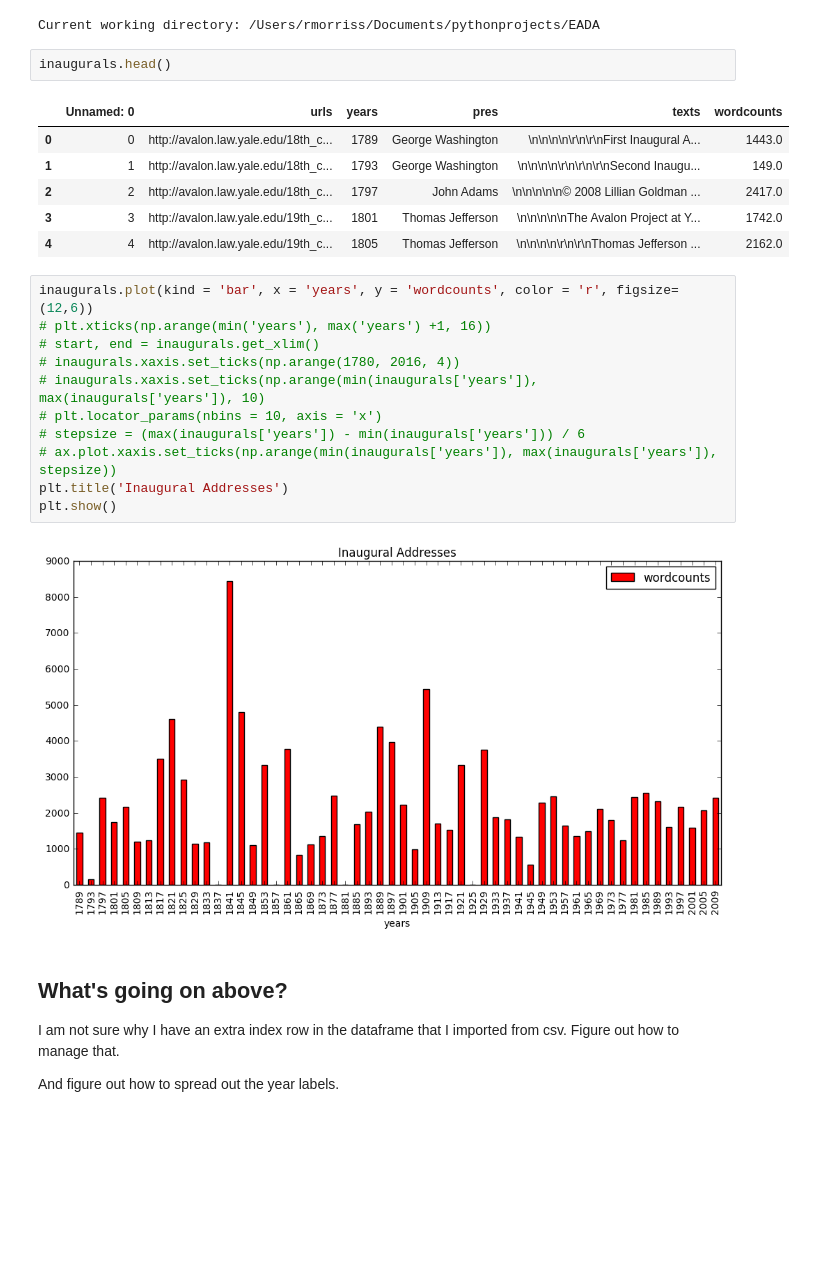
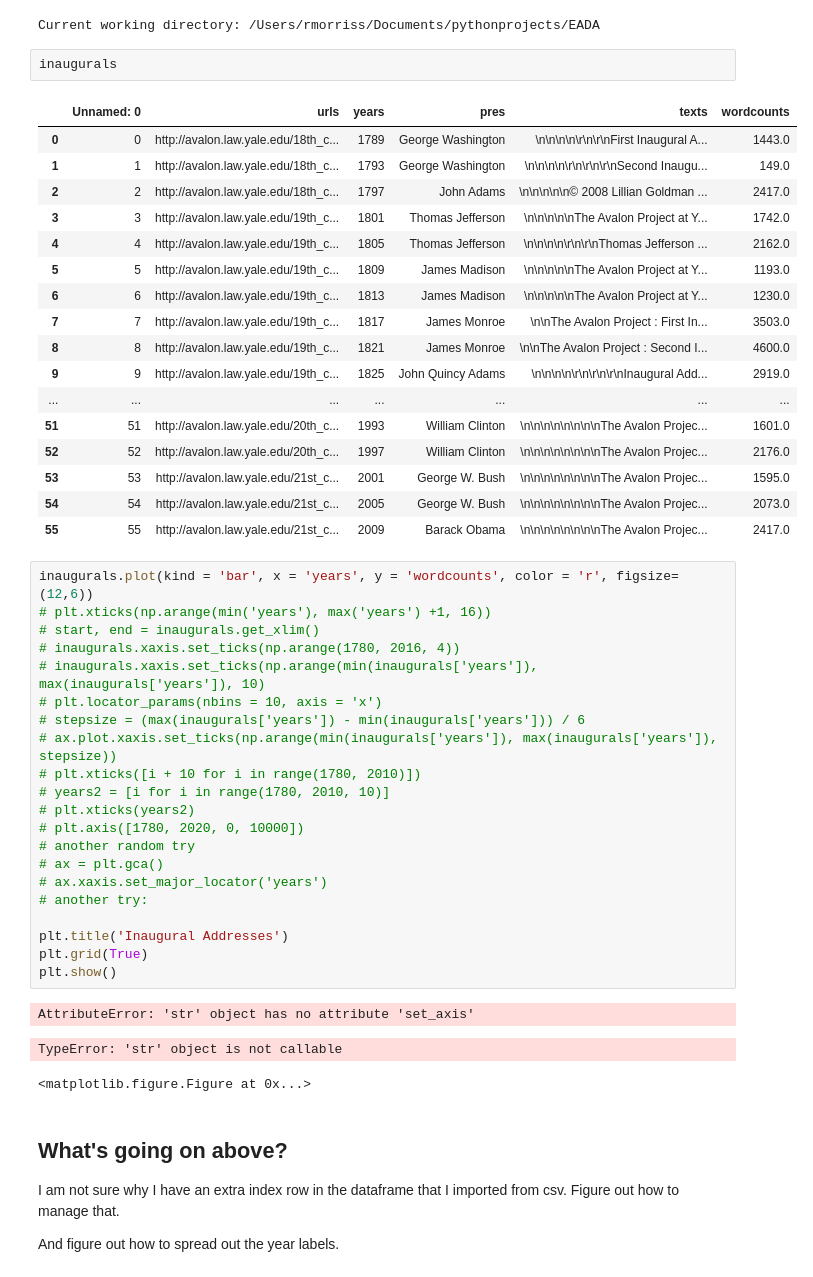
Before and after one commit to historybman/EADA, a Jupyter notebook: plotting_words_inaugural.ipynb, the cells around one changed output. Cells and saved outputs as stored; diff of their text form; blank space fills up the shorter version.

```diff
--- a/plotting_words_inaugural.ipynb
+++ b/plotting_words_inaugural.ipynb
@@ -13,14 +13,25 @@ inaugurals = pd.read_csv(relativepath)
 # %% [output]
 Current working directory: /Users/rmorriss/Documents/pythonprojects/EADA
 # %%
-inaugurals.head()
+inaugurals
 # %% [output]
 |  | Unnamed: 0 | urls | years | pres | texts | wordcounts |
 | 0 | 0 | http://avalon.law.yale.edu/18th_c... | 1789 | George Washington | \n\n\n\n\r\n\r\nFirst Inaugural A... | 1443.0 |
 | 1 | 1 | http://avalon.law.yale.edu/18th_c... | 1793 | George Washington | \n\n\n\n\r\n\r\n\r\nSecond Inaugu... | 149.0 |
 | 2 | 2 | http://avalon.law.yale.edu/18th_c... | 1797 | John Adams | \n\n\n\n\n© 2008 Lillian Goldman ... | 2417.0 |
 | 3 | 3 | http://avalon.law.yale.edu/19th_c... | 1801 | Thomas Jefferson | \n\n\n\n\nThe Avalon Project at Y... | 1742.0 |
 | 4 | 4 | http://avalon.law.yale.edu/19th_c... | 1805 | Thomas Jefferson | \n\n\n\n\r\n\r\nThomas Jefferson ... | 2162.0 |
+| 5 | 5 | http://avalon.law.yale.edu/19th_c... | 1809 | James Madison | \n\n\n\n\nThe Avalon Project at Y... | 1193.0 |
+| 6 | 6 | http://avalon.law.yale.edu/19th_c... | 1813 | James Madison | \n\n\n\n\nThe Avalon Project at Y... | 1230.0 |
+| 7 | 7 | http://avalon.law.yale.edu/19th_c... | 1817 | James Monroe | \n\nThe Avalon Project : First In... | 3503.0 |
+| 8 | 8 | http://avalon.law.yale.edu/19th_c... | 1821 | James Monroe | \n\nThe Avalon Project : Second I... | 4600.0 |
+| 9 | 9 | http://avalon.law.yale.edu/19th_c... | 1825 | John Quincy Adams | \n\n\n\n\r\n\r\n\r\nInaugural Add... | 2919.0 |
+| ... | ... | ... | ... | ... | ... | ... |
+| 51 | 51 | http://avalon.law.yale.edu/20th_c... | 1993 | William Clinton | \n\n\n\n\n\n\n\nThe Avalon Projec... | 1601.0 |
+| 52 | 52 | http://avalon.law.yale.edu/20th_c... | 1997 | William Clinton | \n\n\n\n\n\n\n\nThe Avalon Projec... | 2176.0 |
+| 53 | 53 | http://avalon.law.yale.edu/21st_c... | 2001 | George W. Bush | \n\n\n\n\n\n\n\nThe Avalon Projec... | 1595.0 |
+| 54 | 54 | http://avalon.law.yale.edu/21st_c... | 2005 | George W. Bush | \n\n\n\n\n\n\n\nThe Avalon Projec... | 2073.0 |
+| 55 | 55 | http://avalon.law.yale.edu/21st_c... | 2009 | Barack Obama | \n\n\n\n\n\n\n\nThe Avalon Projec... | 2417.0 |
 # %%
 inaugurals.plot(kind = 'bar', x = 'years', y = 'wordcounts', color = 'r', figsize=(12,6))
 # plt.xticks(np.arange(min('years'), max('years') +1, 16))
@@ -30,10 +41,22 @@ inaugurals.plot(kind = 'bar', x = 'years', y = 'wordcounts', color = 'r', figsiz
 # plt.locator_params(nbins = 10, axis = 'x')
 # stepsize = (max(inaugurals['years']) - min(inaugurals['years'])) / 6
 # ax.plot.xaxis.set_ticks(np.arange(min(inaugurals['years']), max(inaugurals['years']), stepsize))
+# plt.xticks([i + 10 for i in range(1780, 2010)])
+# years2 = [i for i in range(1780, 2010, 10)]
+# plt.xticks(years2)
+# plt.axis([1780, 2020, 0, 10000])
+# another random try
+# ax = plt.gca()
+# ax.xaxis.set_major_locator('years')
+# another try:
+
 plt.title('Inaugural Addresses')
+plt.grid(True)
 plt.show()
 # %% [output]
-[figure, removed]
+AttributeError: 'str' object has no attribute 'set_axis'
+TypeError: 'str' object is not callable
+<matplotlib.figure.Figure at 0x...>
 # %% [markdown]
 ## What's going on above?
 I am not sure why I have an extra index row in the dataframe that I imported from csv. Figure out how to manage that.
```
Also changed, not shown: parts of 1 cell of this notebook.
